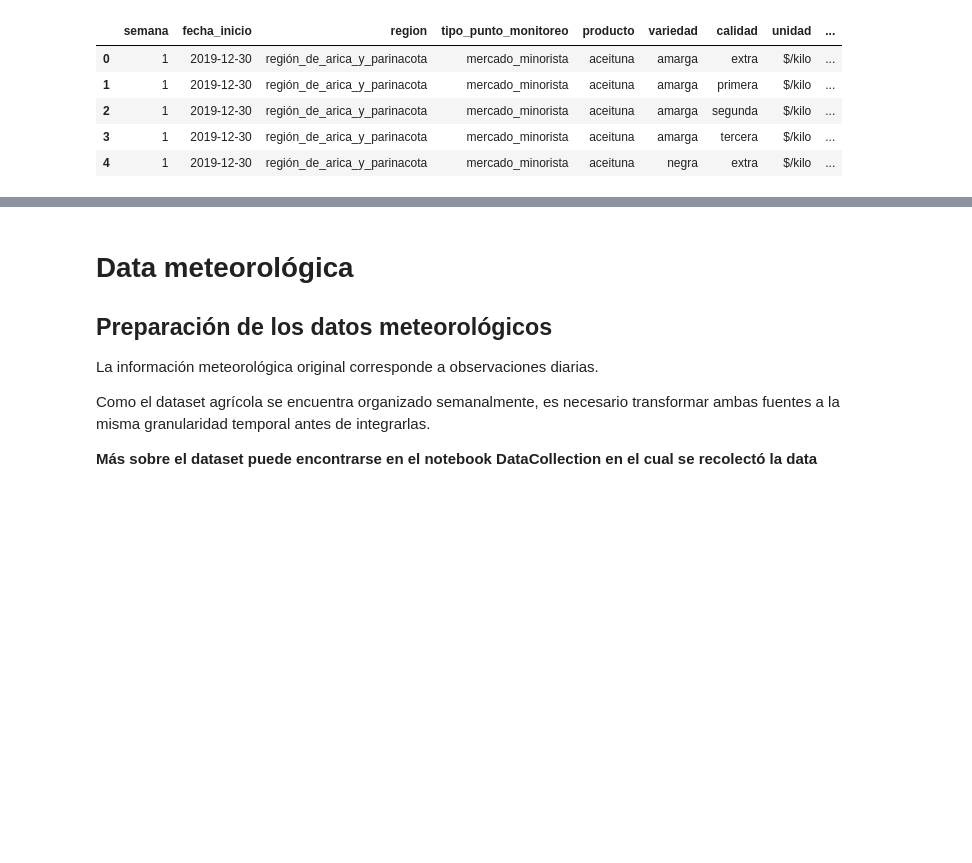
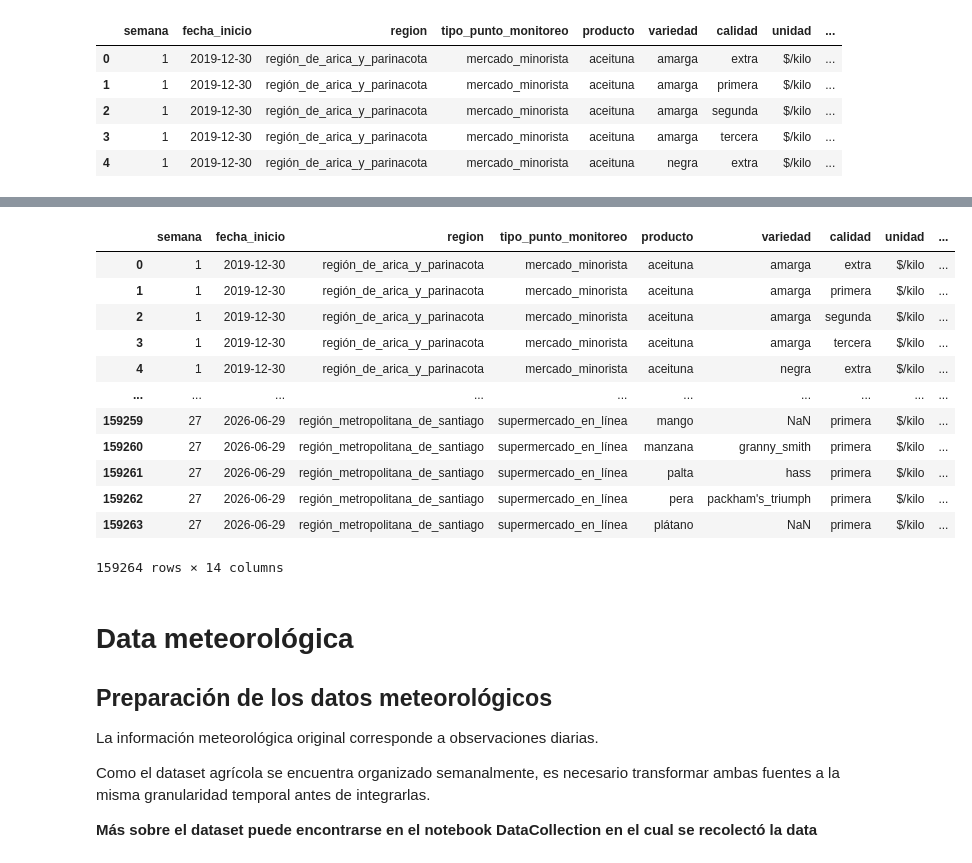
Before and after one commit to arenasjti-web/DataProjects, a Jupyter notebook: Fruit_Price_Prediction/DataPreparation.ipynb, the cells around one changed output, grey strips where cells are left out. Saved outputs shown, nothing was run; the diff lists cells and outputs as text; code cells hidden in the pictures; blank space fills up the shorter version.

```diff
--- a/Fruit_Price_Prediction/DataPreparation.ipynb
+++ b/Fruit_Price_Prediction/DataPreparation.ipynb
@@ -270,3 +420,29 @@ df_agricola.head()
+# %%
+#Formato "producto" + "_" + "variedad"
+df_agricola["producto_variedad"] = (
+    df_agricola["producto"] +
+    df_agricola["variedad"].fillna("").radd("_").where(
+        df_agricola["variedad"].notna(), ""
+    )
+)
+
+#Nota: "texto" + nan = nan. sin fillna("") para asegurarse que almenos haya una cadena vacia con la que sumar puede dar el resultado anterior.
+# %%
+df_agricola
+# %% [output]
+|  | semana | fecha_inicio | region | tipo_punto_monitoreo | producto | variedad | calidad | unidad | ... |
+| 0 | 1 | 2019-12-30 | región_de_arica_y_parinacota | mercado_minorista | aceituna | amarga | extra | $/kilo | ... |
+| 1 | 1 | 2019-12-30 | región_de_arica_y_parinacota | mercado_minorista | aceituna | amarga | primera | $/kilo | ... |
+| 2 | 1 | 2019-12-30 | región_de_arica_y_parinacota | mercado_minorista | aceituna | amarga | segunda | $/kilo | ... |
+| 3 | 1 | 2019-12-30 | región_de_arica_y_parinacota | mercado_minorista | aceituna | amarga | tercera | $/kilo | ... |
+| 4 | 1 | 2019-12-30 | región_de_arica_y_parinacota | mercado_minorista | aceituna | negra | extra | $/kilo | ... |
+| ... | ... | ... | ... | ... | ... | ... | ... | ... | ... |
+| 159259 | 27 | 2026-06-29 | región_metropolitana_de_santiago | supermercado_en_línea | mango | NaN | primera | $/kilo | ... |
+| 159260 | 27 | 2026-06-29 | región_metropolitana_de_santiago | supermercado_en_línea | manzana | granny_smith | primera | $/kilo | ... |
+| 159261 | 27 | 2026-06-29 | región_metropolitana_de_santiago | supermercado_en_línea | palta | hass | primera | $/kilo | ... |
+| 159262 | 27 | 2026-06-29 | región_metropolitana_de_santiago | supermercado_en_línea | pera | packham's_triumph | primera | $/kilo | ... |
+| 159263 | 27 | 2026-06-29 | región_metropolitana_de_santiago | supermercado_en_línea | plátano | NaN | primera | $/kilo | ... |
+159264 rows × 14 columns
 # %%
 #Creamos el archivo nuevo, con toda la data y limpio
 #Opto CSV por sobre xslx para que sea visualmente diferenciable incluso sin leer el nombre del archivo.
```
Also changed, not shown: parts of 22 cells of this notebook, 2 other files.
